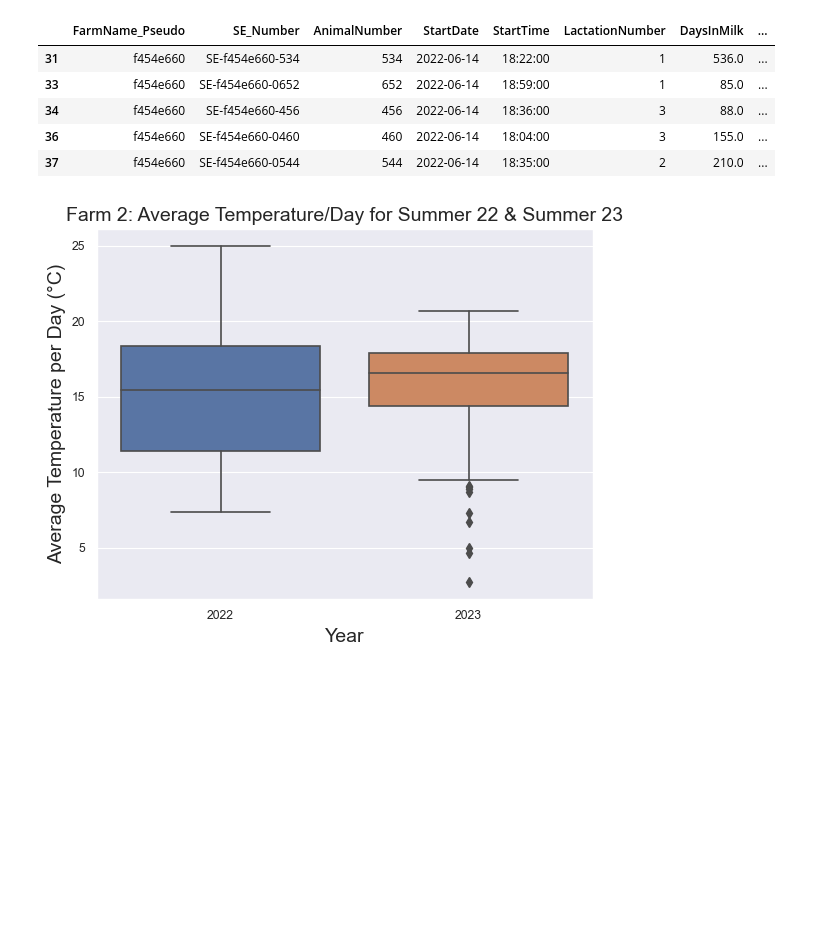
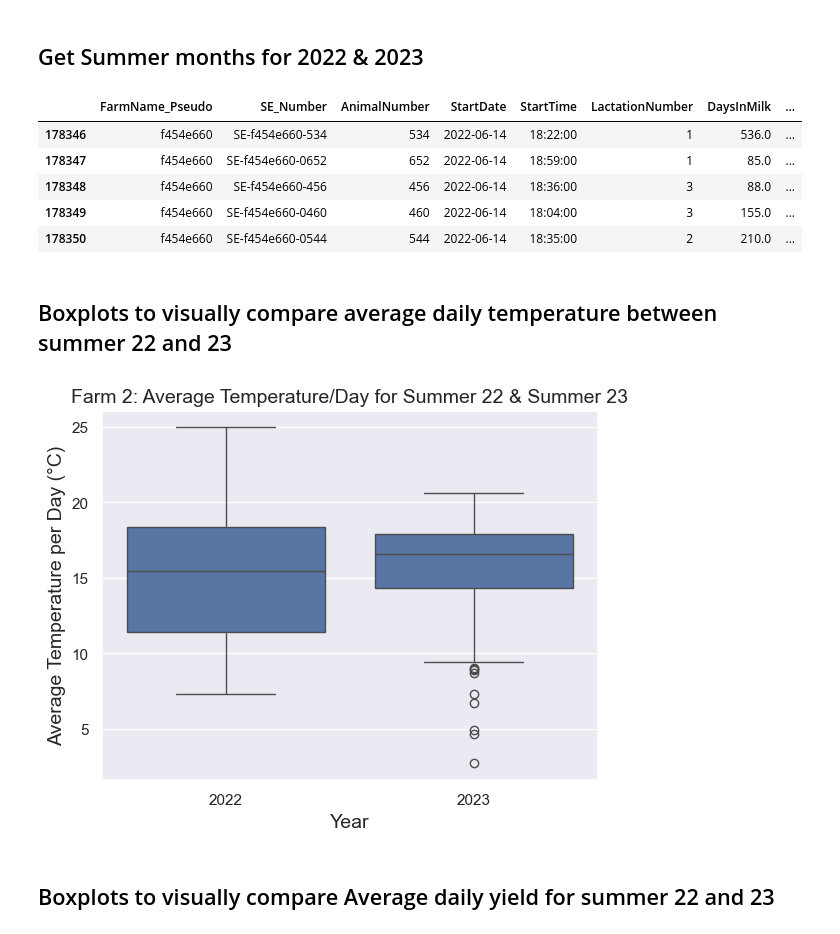
Before and after one commit to axeUUeng/HeatStressEvaluation, a Jupyter notebook: Modeling/BoxPlots.ipynb, the cells around one changed output. Drawn from its saved outputs; the diff is of its cells as text; code cells hidden in the pictures; blank space fills up the shorter version.

Commit message:
boxplots now good

```diff
--- a/Modeling/BoxPlots.ipynb
+++ b/Modeling/BoxPlots.ipynb
@@ -6,5 +6,7 @@ import seaborn as sns
 import random as random
 from scipy import stats
 
+sns.set_theme()
+sns.set_context("notebook")
 %load_ext autoreload
 %autoreload 2
@@ -24,0 +28,8 @@ milk_data.head()
+# %%
+subject_type = 'farm'
+farm_id = 'f454e660' #adjust here for specific farm  a624fb9a or f454e660 (Farm 1 and Farm 2)
+
+selected_farm_data = milk_data[milk_data['FarmName_Pseudo'] == farm_id].copy()
+
+print(f"The daily records dataframe for {farm_id} ({subject_type}) has {selected_farm_data.shape[0]} entries and {selected_farm_data.shape[1]} columns")
+selected_farm_data.head()
@@ -25,7 +44,6 @@ milk_data.head()
+# %% [markdown]
+## Get Summer months for 2022 & 2023
 # %%
-selected_farm = 'f454e660' # # Could change this between a624fb9a or f454e660 (Farm 1 and Farm 2)
-selected_farm_data = processor.get_farm(selected_farm)
-
 # Filter for summer months in 2022 and 2023
 start_date_2022 = pd.Timestamp('2022-05-01')
 end_date_2022 = pd.Timestamp('2022-09-30')
@@ -38,31 +56,32 @@ selected_farm_data = selected_farm_data[((selected_farm_data['StartDate'] >= sta
 selected_farm_data.head()
 # %% [output]
 |  | FarmName_Pseudo | SE_Number | AnimalNumber | StartDate | StartTime | LactationNumber | DaysInMilk | ... |
-| 31 | f454e660 | SE-f454e660-534 | 534 | 2022-06-14 | 18:22:00 | 1 | 536.0 | ... |
-| 33 | f454e660 | SE-f454e660-0652 | 652 | 2022-06-14 | 18:59:00 | 1 | 85.0 | ... |
-| 34 | f454e660 | SE-f454e660-456 | 456 | 2022-06-14 | 18:36:00 | 3 | 88.0 | ... |
-| 36 | f454e660 | SE-f454e660-0460 | 460 | 2022-06-14 | 18:04:00 | 3 | 155.0 | ... |
-| 37 | f454e660 | SE-f454e660-0544 | 544 | 2022-06-14 | 18:35:00 | 2 | 210.0 | ... |
+| 178346 | f454e660 | SE-f454e660-534 | 534 | 2022-06-14 | 18:22:00 | 1 | 536.0 | ... |
+| 178347 | f454e660 | SE-f454e660-0652 | 652 | 2022-06-14 | 18:59:00 | 1 | 85.0 | ... |
+| 178348 | f454e660 | SE-f454e660-456 | 456 | 2022-06-14 | 18:36:00 | 3 | 88.0 | ... |
+| 178349 | f454e660 | SE-f454e660-0460 | 460 | 2022-06-14 | 18:04:00 | 3 | 155.0 | ... |
+| 178350 | f454e660 | SE-f454e660-0544 | 544 | 2022-06-14 | 18:35:00 | 2 | 210.0 | ... |
+# %% [markdown]
+## Boxplots to visually compare average daily temperature between summer 22 and 23
 # %%
-# Assuming selected_farm_data has a 'Temperature' column and is already loaded
 selected_farm_data.sort_values(['AnimalNumber', 'StartDate'], inplace=True)
 
 # Add 'Year' column
 selected_farm_data['Year'] = selected_farm_data['StartDate'].dt.year
 
 # Calculate the average temperature per day
-average_daily_temperature = selected_farm_data.groupby(['StartDate', 'Year'])['Temperatur'].mean().reset_index()
+average_daily_temperature = selected_farm_data.groupby(['StartDate', 'Year'])['Temperature'].mean().reset_index()
 
 # Plot the boxplot for average daily temperature
-sns.set_theme()
-sns.set_context("paper")
-sns.boxplot(data=average_daily_temperature, x='Year', y='Temperatur')
+sns.boxplot(data=average_daily_temperature, x='Year', y='Temperature')
 plt.title('Farm 2: Average Temperature/Day for Summer 22 & Summer 23', fontsize=14) # Change between the farm names
 plt.xlabel('Year', fontsize=14)
 plt.ylabel('Average Temperature per Day (°C)', fontsize=14)
 plt.show()
 # %% [output]
-[figure, old version]
+[figure, new version]
+# %% [markdown]
+## Boxplots to visually compare Average daily yield for summer 22 and 23
 # %%
 # Calculate the total yield for each cow each day
 selected_farm_data['DailyTotalYield'] = selected_farm_data.groupby(['AnimalNumber', 'StartDate'])['TotalYield'].transform('sum')
```
Also changed, not shown: parts of 9 cells of this notebook.
